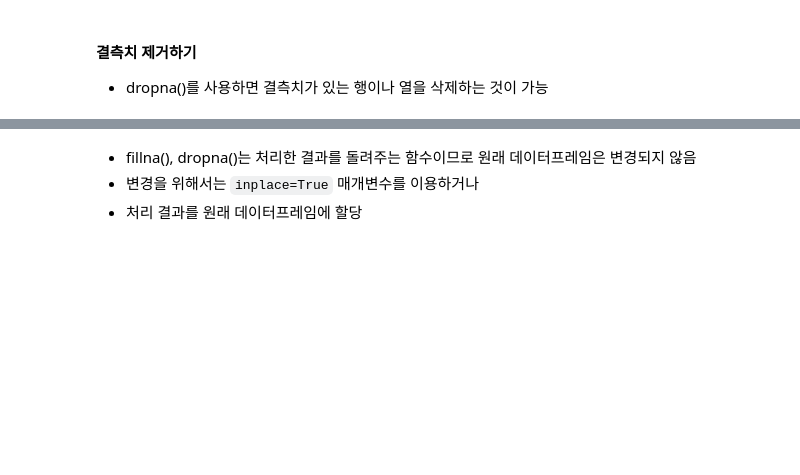
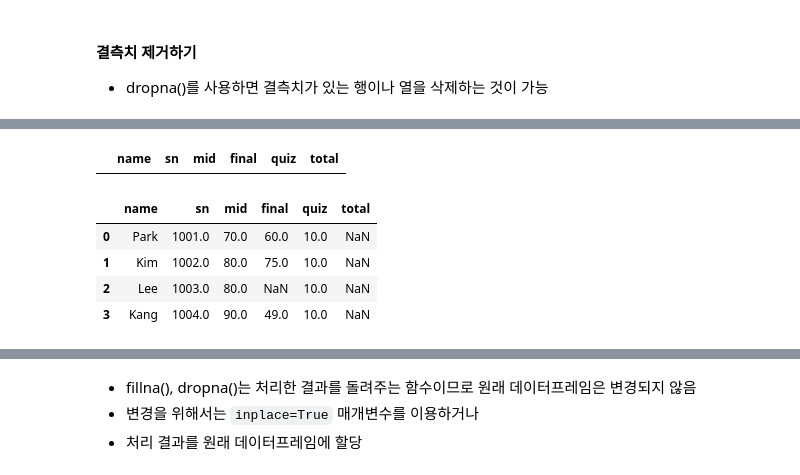
Before and after one commit to IntelligentAgentLab/Lectures, a Jupyter notebook: DataAnalysis/06_DataPreparation.ipynb, the cells around one changed output, grey strips where cells are left out. Saved outputs shown, nothing was run; the diff lists cells and outputs as text; code cells hidden in the pictures; blank space fills up the shorter version.

```diff
--- a/DataAnalysis/06_DataPreparation.ipynb
+++ b/DataAnalysis/06_DataPreparation.ipynb
@@ -153,3 +178,15 @@ df.dropna(how='all') #모두 NaN인 행을 삭제
+# %%
+df.dropna(how='any') #NaN이 하나라도 있는 행을 삭제
+# %% [output]
+|  | name | sn | mid | final | quiz | total |
+# %%
+df.dropna(subset=['sn', 'quiz'], how='any') # sn과 quiz만 기준으로 했을 때, NaN이 하나라도 있는 행을 삭제
+# %% [output]
+|  | name | sn | mid | final | quiz | total |
+| 0 | Park | 1001.0 | 70.0 | 60.0 | 10.0 | NaN |
+| 1 | Kim | 1002.0 | 80.0 | 75.0 | 10.0 | NaN |
+| 2 | Lee | 1003.0 | 80.0 | NaN | 10.0 | NaN |
+| 3 | Kang | 1004.0 | 90.0 | 49.0 | 10.0 | NaN |
 # %%
 df.dropna(axis=1, how='all') #모두 NaN인 열을 삭제
 # %% [output]
```
Also changed, not shown: parts of 18 cells of this notebook.
